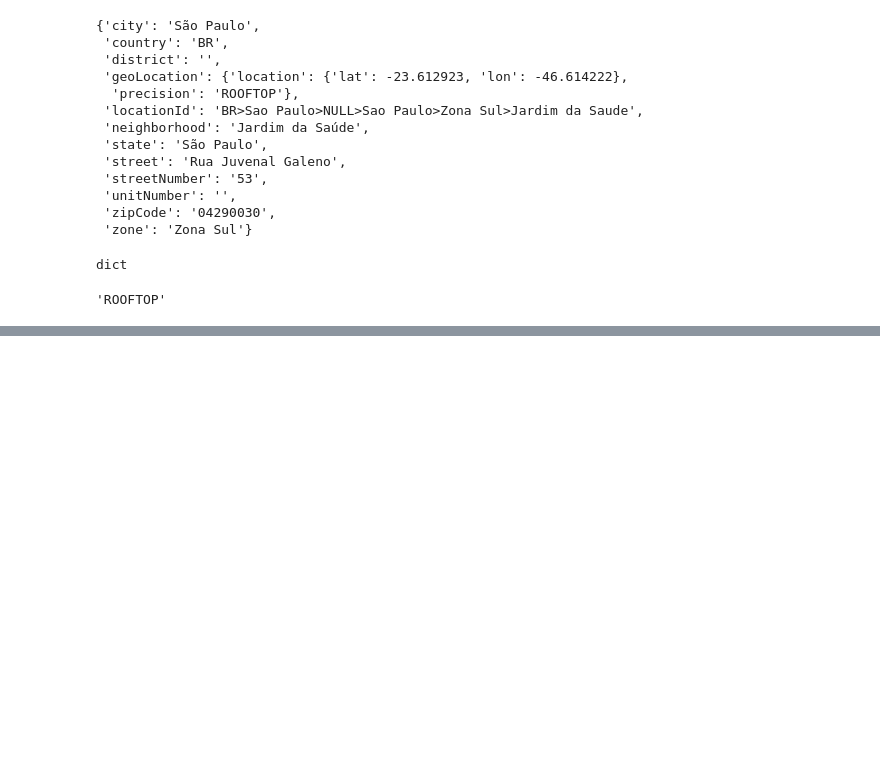
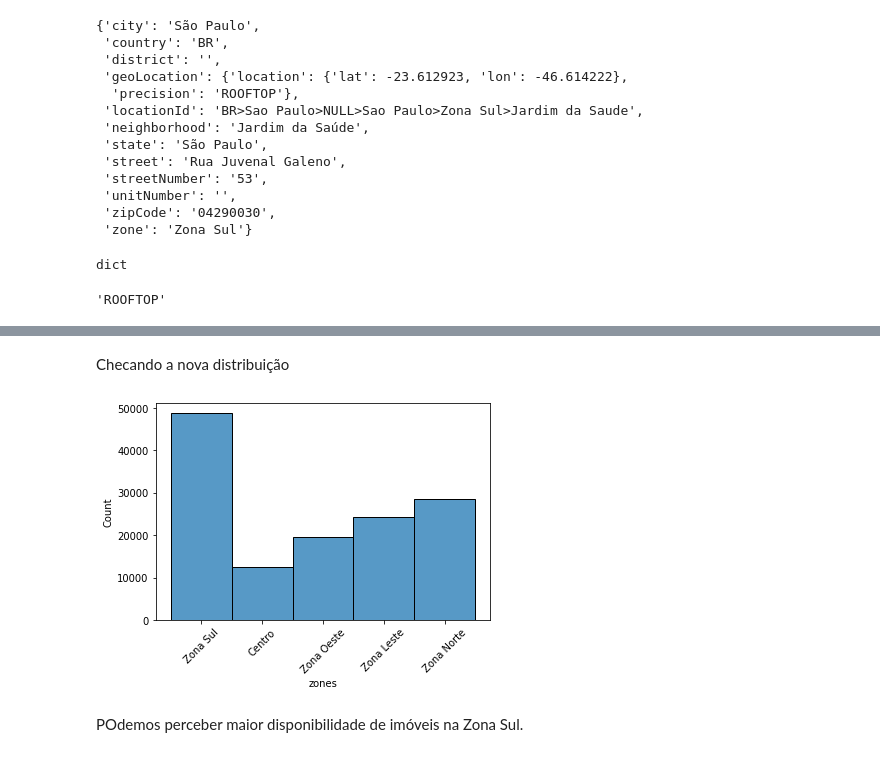
Before and after one commit to KeysiYTS/intro-eda, a Jupyter notebook: notebooks/Studies_Myhome.ipynb, the cells around one changed output, grey strips where cells are left out. Saved outputs shown, nothing was run; the diff lists cells and outputs as text; code cells hidden in the pictures; blank space fills up the shorter version.

```diff
--- a/notebooks/Studies_Myhome.ipynb
+++ b/notebooks/Studies_Myhome.ipynb
@@ -127,0 +279,9 @@ a.head()
+# %%
+def get_zone(location):
+  zonas = ['Zona Sul', 'Zona Leste', 'Zona Oeste', 'Centro', 'Zona Norte']
+  found_zone = []
+  for zone in zonas:
+    if zone in location:
+      return zone
+# %%
+found_zone = listings_df.locationId.apply(get_zone)
@@ -127,0 +309,2 @@ a.head()
+# %%
+listings_df['zones'] = found_zone
@@ -127,0 +320,10 @@ a.head()
+# %% [markdown]
+Checando a nova distribuição
+# %%
+sns.histplot(data=listings_df, x='zones' )
+plt.xticks(rotation=45)
+plt.show()
+# %% [output]
+[figure, added]
+# %% [markdown]
+POdemos perceber maior disponibilidade de imóveis na Zona Sul.
```
Also changed, not shown: parts of 61 cells of this notebook.
